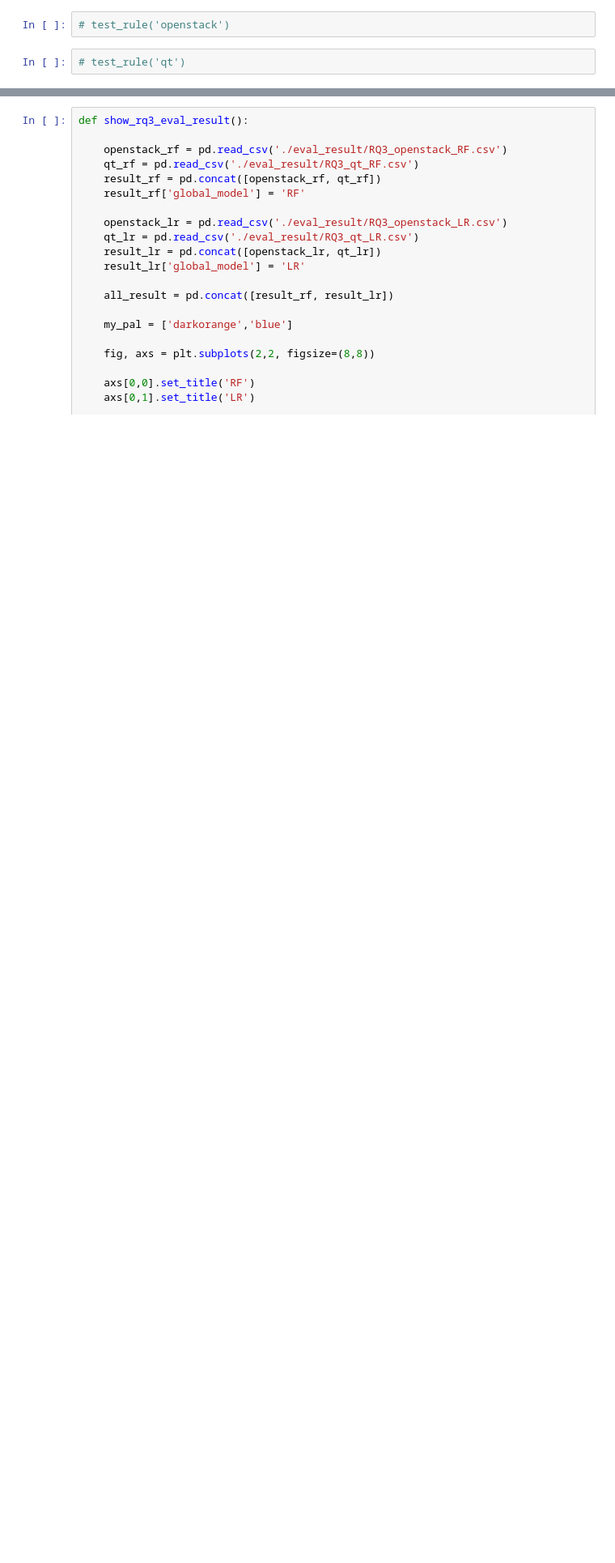
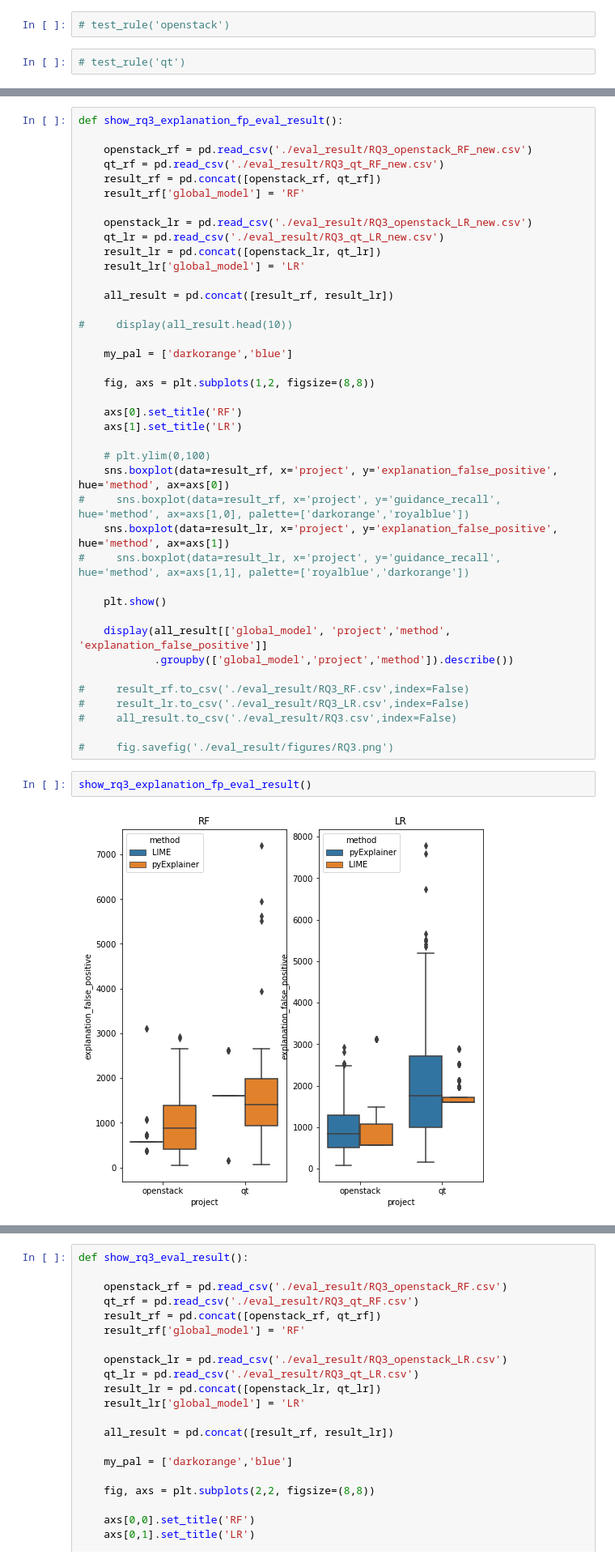
Before and after one commit to awsm-research/PyExplainer, a Jupyter notebook: experiment/evaluation_clean_code.ipynb, the cells around one changed output, grey strips where cells are left out. Shown at 81% size. Drawn from its saved outputs; the diff is of its cells as text; blank space fills up the shorter version.

```diff
--- a/experiment/evaluation_clean_code.ipynb
+++ b/experiment/evaluation_clean_code.ipynb
@@ -1678,0 +1873,44 @@ finished 51 from 376 commits
+# %%
+def show_rq3_explanation_fp_eval_result():
+
+    openstack_rf = pd.read_csv('./eval_result/RQ3_openstack_RF_new.csv')
+    qt_rf = pd.read_csv('./eval_result/RQ3_qt_RF_new.csv')
+    result_rf = pd.concat([openstack_rf, qt_rf])
+    result_rf['global_model'] = 'RF'
+
+    openstack_lr = pd.read_csv('./eval_result/RQ3_openstack_LR_new.csv')
+    qt_lr = pd.read_csv('./eval_result/RQ3_qt_LR_new.csv')
+    result_lr = pd.concat([openstack_lr, qt_lr])
+    result_lr['global_model'] = 'LR'
+
+    all_result = pd.concat([result_rf, result_lr])
+
+#     display(all_result.head(10))
+
+    my_pal = ['darkorange','blue']
+
+    fig, axs = plt.subplots(1,2, figsize=(8,8))
+
+    axs[0].set_title('RF')
+    axs[1].set_title('LR')
+
+    # plt.ylim(0,100)
+    sns.boxplot(data=result_rf, x='project', y='explanation_false_positive', hue='method', ax=axs[0])
+#     sns.boxplot(data=result_rf, x='project', y='guidance_recall', hue='method', ax=axs[1,0], palette=['darkorange','royalblue'])
+    sns.boxplot(data=result_lr, x='project', y='explanation_false_positive', hue='method', ax=axs[1])
+#     sns.boxplot(data=result_lr, x='project', y='guidance_recall', hue='method', ax=axs[1,1], palette=['royalblue','darkorange'])
+
+    plt.show()
+
+    display(all_result[['global_model', 'project','method', 'explanation_false_positive']]
+            .groupby(['global_model','project','method']).describe())
+
+#     result_rf.to_csv('./eval_result/RQ3_RF.csv',index=False)
+#     result_lr.to_csv('./eval_result/RQ3_LR.csv',index=False)
+#     all_result.to_csv('./eval_result/RQ3.csv',index=False)
+
+#     fig.savefig('./eval_result/figures/RQ3.png')
+# %%
+show_rq3_explanation_fp_eval_result()
+# %% [output]
+[figure, added]
```
Also changed, not shown: parts of 24 cells of this notebook.
